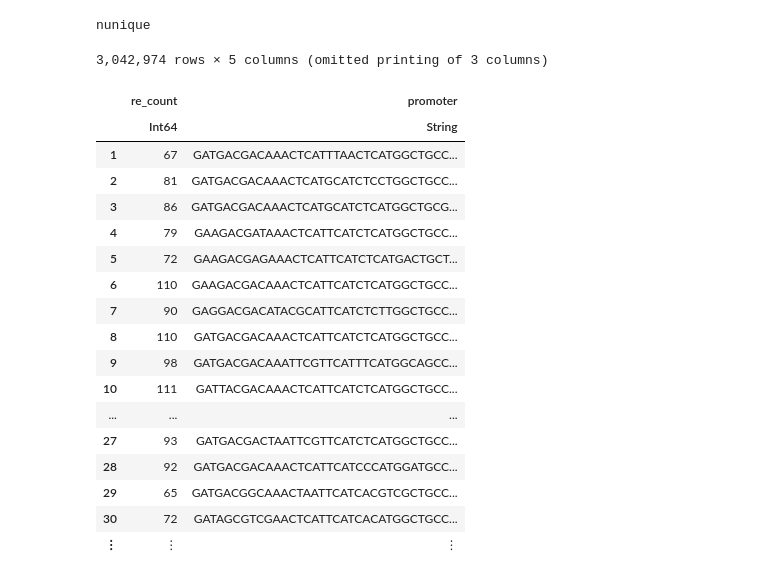
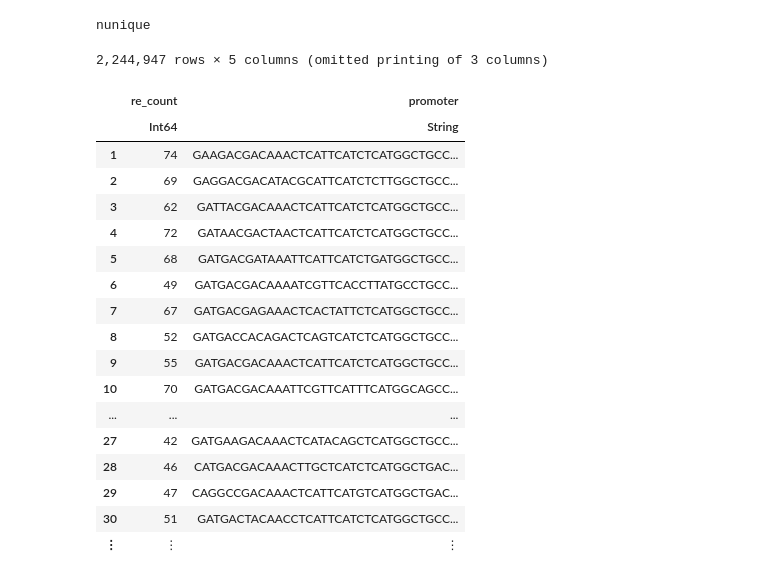
Before and after one commit to RPGroup-PBoC/Reg-Seq-2, a Jupyter notebook: code/processing/20220514_mapping/mapping_aligned_promoters.ipynb, the cells around one changed output. Cells and saved outputs as stored; diff of their text form; code cells hidden in the pictures.

```diff
--- a/code/processing/20220514_mapping/mapping_aligned_promoters.ipynb
+++ b/code/processing/20220514_mapping/mapping_aligned_promoters.ipynb
@@ -60,15 +57,30 @@ df_wt = df_seqs[1:1501:119*1501, :]
 | ⋮ | ⋮ | ⋮ |
 # %% [markdown]
 Read in the mapped sequencing reads. Remove reads that could not be mapped to a certain promoter, and threshold promoter variants by number of unique barcodes identified.
+# %%
+df = DataFrame()
+for (root, dirs, files) in walkdir("../../../data/barcodes/20220514_mapping/100_per_gene_filtered/")
+    for file in files
+        if split(file, '.')[end] == "txt"
+            name = join(split(file, '_')[1:end-2], '_')
+            if name != "*"
+                _df = CSV.read(
+                    joinpath(root, file),
+                        DataFrame,
+                        types=Dict(
+                            "name" => String,
+                        )
+                    )
+                append!(
+                    df,
+                    _df
+                )
+            end
+        end
+    end
+end
 # %%
 # Import data file
-df = CSV.read(
-    "../../../data/barcodes/20220514_mapping/per_gene/*_filtered.txt",
-    DataFrame,
-    header=[:promoter, :barcode, :count, :name]
-)
-
-# Filter out unmapped sequences
 df = df[df.name .!= "*", :]
 
 # Count unique barcodes per promoter variant
@@ -76,4 +88,6 @@ df_bc = combine(groupby(df, [:promoter, :name]), nrow)[:, [:nrow, :name, :promot
 
 # Filter at 10 barcodes per variant
 insertcols!(df_bc, 1, :thresh => map(x -> x > 9, df_bc.nrow))
+df_bc.name |> unique
+CSV.write("../../../data/barcodes/20220514_mapping/mapped_barcodes.csv", df)
 # %% [output]
@@ -286,38 +300,38 @@ end
 # %% [output]
 nunique
 # %%
-new_counts = 1/10
+new_counts = 1/16
 
-weights = Weights(df.count)
-resample = sample(1:nrow(df), weights, Int(floor(sum(df.count)*new_counts))) |> sort
+weights = Weights(df.counts)
+resample = sample(1:nrow(df), weights, Int(floor(sum(df.counts)*new_counts))) |> sort
 new_counts = countmap(resample)
 
 
 df_resample = copy(df)
 insertcols!(df_resample, 1 ,:re_count => 0)
 for key in collect(keys(new_counts))
     df_resample[key, :re_count] = new_counts[key]
 end
 df_resample =  df_resample[df_resample.re_count .> 2, :]
 # %% [output]
-3,042,974 rows × 5 columns (omitted printing of 3 columns)
+2,244,947 rows × 5 columns (omitted printing of 3 columns)
 |  | re_count | promoter |
 |  | Int64 | String |
-| 1 | 67 | GATGACGACAAACTCATTTAACTCATGGCTGCC... |
-| 2 | 81 | GATGACGACAAACTCATGCATCTCCTGGCTGCC... |
-| 3 | 86 | GATGACGACAAACTCATGCATCTCATGGCTGCG... |
-| 4 | 79 | GAAGACGATAAACTCATTCATCTCATGGCTGCC... |
-| 5 | 72 | GAAGACGAGAAACTCATTCATCTCATGACTGCT... |
-| 6 | 110 | GAAGACGACAAACTCATTCATCTCATGGCTGCC... |
-| 7 | 90 | GAGGACGACATACGCATTCATCTCTTGGCTGCC... |
-| 8 | 110 | GATGACGACAAACTCATTCATCTCATGGCTGCC... |
-| 9 | 98 | GATGACGACAAATTCGTTCATTTCATGGCAGCC... |
-| 10 | 111 | GATTACGACAAACTCATTCATCTCATGGCTGCC... |
+| 1 | 74 | GAAGACGACAAACTCATTCATCTCATGGCTGCC... |
+| 2 | 69 | GAGGACGACATACGCATTCATCTCTTGGCTGCC... |
+| 3 | 62 | GATTACGACAAACTCATTCATCTCATGGCTGCC... |
+| 4 | 72 | GATAACGACTAACTCATTCATCTCATGGCTGCC... |
+| 5 | 68 | GATGACGATAAATTCATTCATCTGATGGCTGCC... |
+| 6 | 49 | GATGACGACAAAATCGTTCACCTTATGCCTGCC... |
+| 7 | 67 | GATGACGAGAAACTCACTATTCTCATGGCTGCC... |
+| 8 | 52 | GATGACCACAGACTCAGTCATCTCATGGCTGCC... |
+| 9 | 55 | GATGACGACAAACTCATTCATCTCATGGCTGCC... |
+| 10 | 70 | GATGACGACAAATTCGTTCATTTCATGGCAGCC... |
 | ... | ... | ... |
-| 27 | 93 | GATGACGACTAATTCGTTCATCTCATGGCTGCC... |
-| 28 | 92 | GATGACGACAAACTCATTCATCCCATGGATGCC... |
-| 29 | 65 | GATGACGGCAAACTAATTCATCACGTCGCTGCC... |
-| 30 | 72 | GATAGCGTCGAACTCATTCATCACATGGCTGCC... |
+| 27 | 42 | GATGAAGACAAACTCATACAGCTCATGGCTGCC... |
+| 28 | 46 | CATGACGACAAACTTGCTCATCTCATGGCTGAC... |
+| 29 | 47 | CAGGCCGACAAACTCATTCATGTCATGGCTGAC... |
+| 30 | 51 | GATGACTACAACCTCATTCATCTCATGGCTGCC... |
 | ⋮ | ⋮ | ⋮ |
 # %%
 # Count unique barcodes per promoter variant
```
Also changed, not shown: parts of 18 cells of this notebook, 14 other files.
